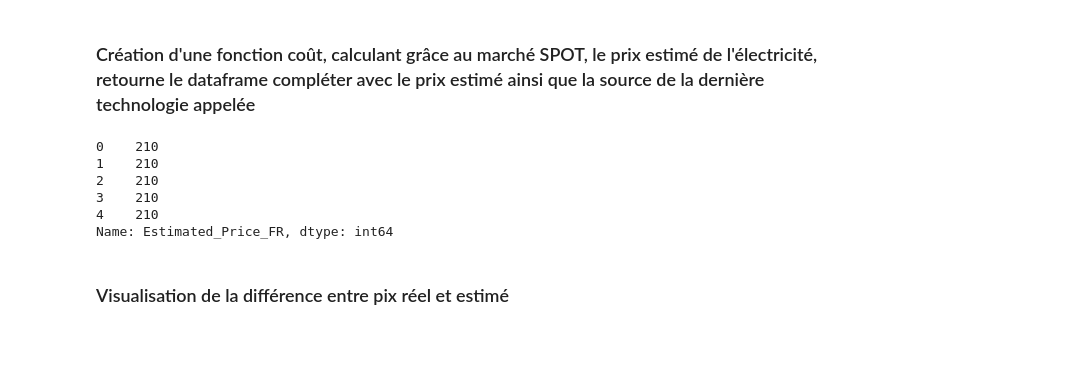
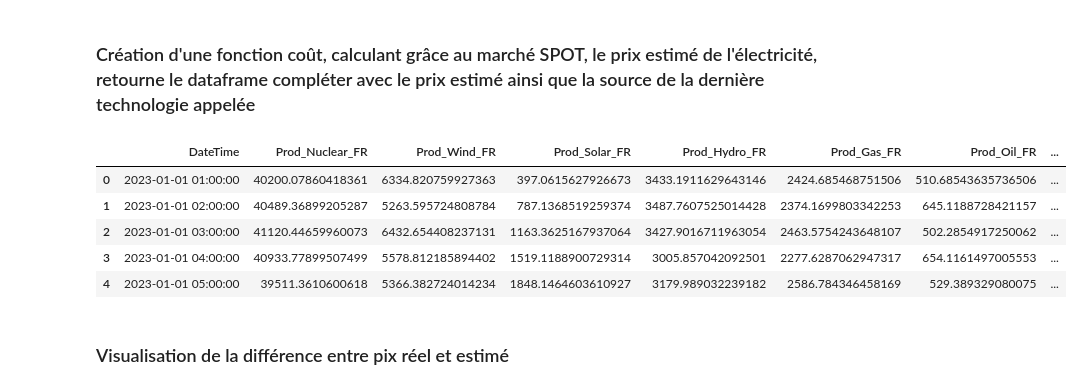
Before and after one commit to qdupayage/Librairy, a Jupyter notebook: EnerData_Project/notebook/test.ipynb, the cells around one changed output. Drawn from its saved outputs; the diff is of its cells as text; code cells hidden in the pictures; blank space fills up the shorter version.

```diff
--- a/EnerData_Project/notebook/test.ipynb
+++ b/EnerData_Project/notebook/test.ipynb
@@ -42,25 +55,25 @@ df_fr.head()
 # %%
 # Vérifie si 'DateTime' est dans l'index
 if df.index.name == 'DateTime':
     df = df.reset_index()
 
 # Si 'DateTime' n’est ni dans les colonnes ni dans l’index : erreur
 if 'DateTime' not in df.columns:
     raise ValueError("Le DataFrame doit contenir une colonne 'DateTime'.")
 
 # Ajoute la colonne country si besoin
 df['country'] = 'FR'
 
 # Appel de la fonction
 spot_price_df = compute_market_price_by_country(df, cost_dict)
-spot_price_df['Estimated_Price_FR'].head()
+spot_price_df.head()
 # %% [output]
-0    210
-1    210
-2    210
-3    210
-4    210
-Name: Estimated_Price_FR, dtype: int64
+|  | DateTime | Prod_Nuclear_FR | Prod_Wind_FR | Prod_Solar_FR | Prod_Hydro_FR | Prod_Gas_FR | Prod_Oil_FR | ... |
+| 0 | 2023-01-01 01:00:00 | 40200.07860418361 | 6334.820759927363 | 397.0615627926673 | 3433.1911629643146 | 2424.685468751506 | 510.68543635736506 | ... |
+| 1 | 2023-01-01 02:00:00 | 40489.36899205287 | 5263.595724808784 | 787.1368519259374 | 3487.7607525014428 | 2374.1699803342253 | 645.1188728421157 | ... |
+| 2 | 2023-01-01 03:00:00 | 41120.44659960073 | 6432.654408237131 | 1163.3625167937064 | 3427.9016711963054 | 2463.5754243648107 | 502.2854917250062 | ... |
+| 3 | 2023-01-01 04:00:00 | 40933.77899507499 | 5578.812185894402 | 1519.1188900729314 | 3005.857042092501 | 2277.6287062947317 | 654.1161497005553 | ... |
+| 4 | 2023-01-01 05:00:00 | 39511.3610600618 | 5366.382724014234 | 1848.1464603610927 | 3179.989032239182 | 2586.784346458169 | 529.389329080075 | ... |
 # %% [markdown]
 ### Visualisation de la différence entre pix réel et estimé
 # %% [markdown]
```
Also changed, not shown: parts of 5 cells of this notebook, 4 other files.
